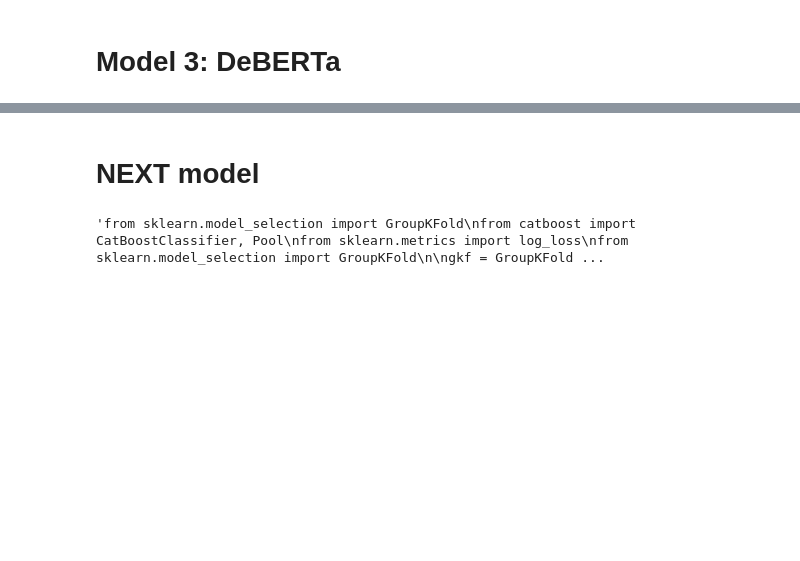
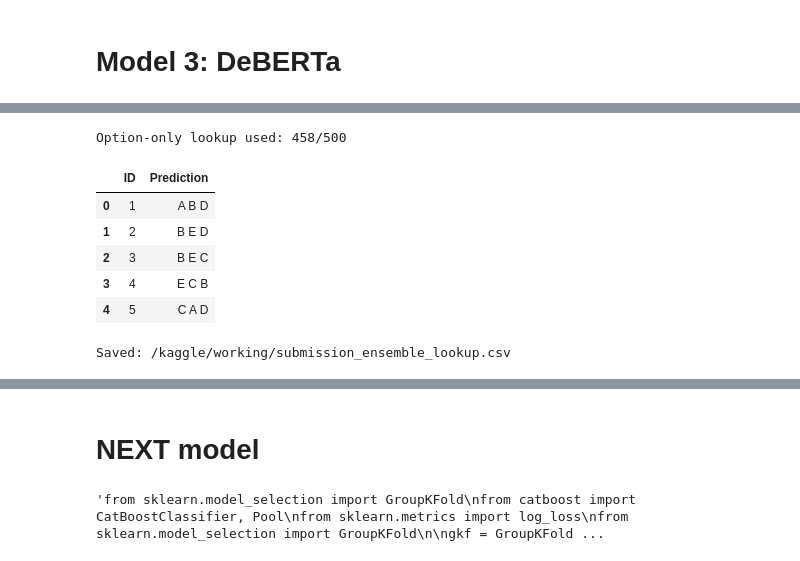
Before and after one commit to KhiranKumar123/dlgenai-t22026, a Jupyter notebook: DL-25f1000339-notebook-t22026.ipynb, the cells around one changed output, grey strips where cells are left out. Cells and saved outputs as stored; diff of their text form; code cells hidden in the pictures; blank space fills up the shorter version.

Commit message:
Kaggle Notebook | DL-25f1000339-notebook-t22026 | Version 11

```diff
--- a/DL-25f1000339-notebook-t22026.ipynb
+++ b/DL-25f1000339-notebook-t22026.ipynb
@@ -1900,0 +2181,75 @@ wandb: Find logs at: ./wandb/run-20260730_023911-3hdlq716/logs
+# %%
+OPTION_COLS = ["A", "B", "C", "D", "E"]
+
+def option_set_key(row):
+    return " || ".join(
+        str(row[column]).strip().lower()
+        for column in OPTION_COLS
+    )
+
+train_lookup_final = (
+    train.assign(option_key=train.apply(option_set_key, axis=1))
+         .groupby("option_key")["answer"]
+         .first()
+         .to_dict()
+)
+
+if "test_lgb_wandb" in globals():
+    lgb_test_scores = test_lgb_wandb
+else:
+    lgb_test_scores = test_lgb
+
+lgb_test_scores = lgb_test_scores.reshape(len(test), 5)
+
+lgb_test_probs = lgb_test_scores / (
+    lgb_test_scores.sum(axis=1, keepdims=True) + 1e-12
+)
+
+ensemble_test_probs = (
+    BEST_DEBERTA_WEIGHT * deberta_test_probs
+    + BEST_LGB_WEIGHT * lgb_test_probs
+)
+
+predictions = []
+lookup_count = 0
+
+for row_idx, (_, row) in enumerate(test.iterrows()):
+    ranking_indices = np.argsort(-ensemble_test_probs[row_idx])
+    ranking = [OPTION_COLS[i] for i in ranking_indices]
+
+    key = option_set_key(row)
+
+    if key in train_lookup_final:
+        known_answer = train_lookup_final[key]
+        ranking = [known_answer] + [
+            label for label in ranking if label != known_answer
+        ]
+        lookup_count += 1
+
+    predictions.append(" ".join(ranking[:3]))
+
+print(f"Option-only lookup used: {lookup_count}/{len(test)}")
+
+sample = pd.read_csv(
+    "/kaggle/input/competitions/smart-mcq-solver-challenge/sample_submission.csv"
+)
+
+submission_ensemble = sample[[sample.columns[0]]].copy()
+submission_ensemble[sample.columns[1]] = predictions
+
+submission_ensemble.to_csv(
+    "/kaggle/working/submission_ensemble_lookup.csv",
+    index=False
+)
+
+display(submission_ensemble.head())
+print("Saved: /kaggle/working/submission_ensemble_lookup.csv")
+# %% [output]
+Option-only lookup used: 458/500
+|  | ID | Prediction |
+| 0 | 1 | A B D |
+| 1 | 2 | B E D |
+| 2 | 3 | B E C |
+| 3 | 4 | E C B |
+| 4 | 5 | C A D |
+Saved: /kaggle/working/submission_ensemble_lookup.csv
```
Also changed, not shown: parts of 12 cells of this notebook.
